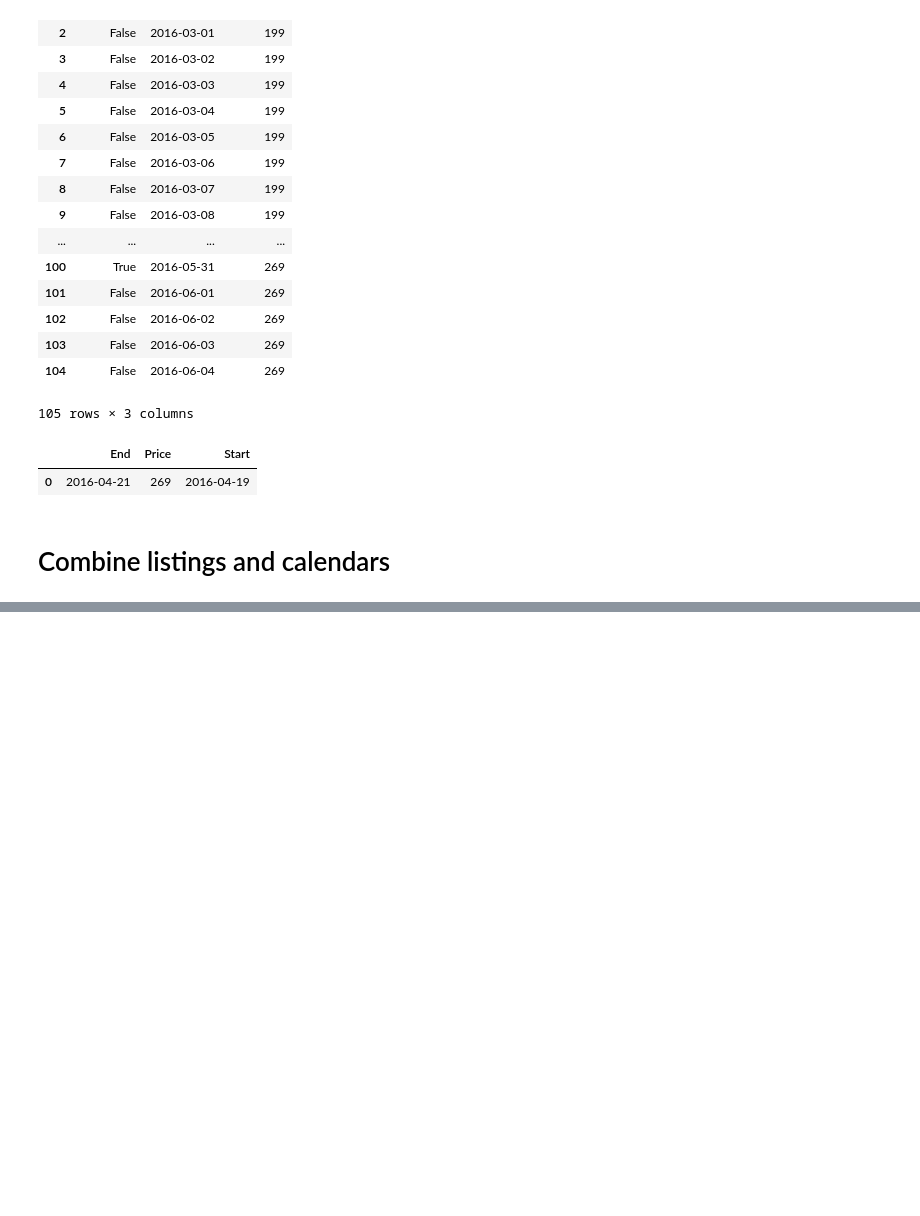
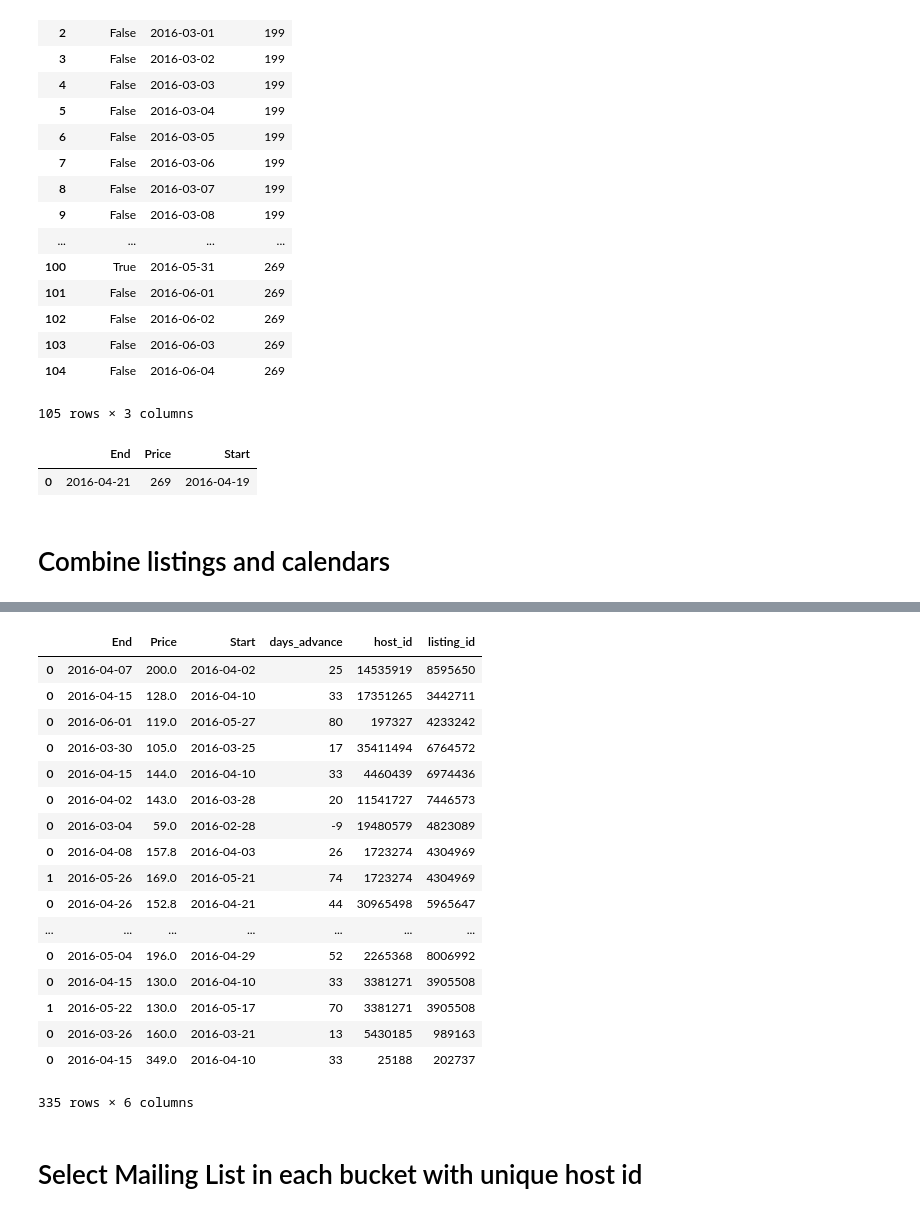
Before and after one commit to Elena-Zhao/AirbnbNegotiate, a Jupyter notebook: notebook.ipynb, the cells around one changed output, grey strips where cells are left out. Cells and saved outputs as stored; diff of their text form; code cells hidden in the pictures; blank space fills up the shorter version.

Commit message:
listings selection for messageing

```diff
--- a/notebook.ipynb
+++ b/notebook.ipynb
@@ -121,7 +119,7 @@ def listings_price_var(calendars):
         listings_var[i] = np.var(parse_calendar(calendars[i])['price_USD'])
     return listings_var
 # %%
-calendars = pd.read_json('/Users/Elena/Desktop/AirBnb/AirbnbScrape/calendars/1456693184.99.json')
+calendars = pd.read_json('calendars/1456693184.99.json')
 ids_with_cal = calendars.keys()
 # %% [markdown]
 # Parse Calendars from json
@@ -221,0 +285,30 @@ listings.to_json('listings.json')
+# %%
+def find_orphans_2(length, listing_id, parsed_calendars = parsed_calendars, listings = listings):
+    cal  = parsed_calendars[listing_id]
+    orphan_start = []
+    orphan_end = []
+    orphan_price = []
+
+    index = 0
+    while index < len(cal['availability']) - length:
+        count = 0
+        start = index
+        while cal['availability'][index] == True and count < length:
+            count += 1
+            if count >= length and cal['availability'][index + 1] == False:
+                orphan_start.append(cal['date'][start])
+                orphan_end.append(cal['date'][index])
+                if length == 1:
+                    orphan_price.append(cal['price_USD'][start])
+                else:
+                    orphan_price.append(np.mean(cal['price_USD'][start: index]))
+                break
+            index += 1
+        index += 1
+    if len(orphan_start) > 0:
+        host_id = listings['host_id'][listings['id'] == listing_id].tolist() * len(orphan_start)
+        days_advance = [days_in_advance(date) for date in orphan_start]
+        return pd.DataFrame({'host_id' : host_id,'listing_id': listing_id, 'Start': orphan_start,
+                             'End': orphan_end, 'Price': orphan_price, 'days_advance': days_advance})
+    else:
+        return []
@@ -221,0 +328,9 @@ listings.to_json('listings.json')
+# %%
+for i in range(4,7):
+    orphan_list = []
+    for id in parsed_calendars.keys():
+        orphan = find_orphans_2(i, id)
+        if len(orphan) > 0:
+            orphan_list.append(orphan)
+
+    orphan_more = pd.concat(orphan_list)
@@ -221,0 +343,21 @@ listings.to_json('listings.json')
+# %%
+orphan_more
+# %% [output]
+|  | End | Price | Start | days_advance | host_id | listing_id |
+| 0 | 2016-04-07 | 200.0 | 2016-04-02 | 25 | 14535919 | 8595650 |
+| 0 | 2016-04-15 | 128.0 | 2016-04-10 | 33 | 17351265 | 3442711 |
+| 0 | 2016-06-01 | 119.0 | 2016-05-27 | 80 | 197327 | 4233242 |
+| 0 | 2016-03-30 | 105.0 | 2016-03-25 | 17 | 35411494 | 6764572 |
+| 0 | 2016-04-15 | 144.0 | 2016-04-10 | 33 | 4460439 | 6974436 |
+| 0 | 2016-04-02 | 143.0 | 2016-03-28 | 20 | 11541727 | 7446573 |
+| 0 | 2016-03-04 | 59.0 | 2016-02-28 | -9 | 19480579 | 4823089 |
+| 0 | 2016-04-08 | 157.8 | 2016-04-03 | 26 | 1723274 | 4304969 |
+| 1 | 2016-05-26 | 169.0 | 2016-05-21 | 74 | 1723274 | 4304969 |
+| 0 | 2016-04-26 | 152.8 | 2016-04-21 | 44 | 30965498 | 5965647 |
+| ... | ... | ... | ... | ... | ... | ... |
+| 0 | 2016-05-04 | 196.0 | 2016-04-29 | 52 | 2265368 | 8006992 |
+| 0 | 2016-04-15 | 130.0 | 2016-04-10 | 33 | 3381271 | 3905508 |
+| 1 | 2016-05-22 | 130.0 | 2016-05-17 | 70 | 3381271 | 3905508 |
+| 0 | 2016-03-26 | 160.0 | 2016-03-21 | 13 | 5430185 | 989163 |
+| 0 | 2016-04-15 | 349.0 | 2016-04-10 | 33 | 25188 | 202737 |
+335 rows × 6 columns
@@ -221,0 +380,2 @@ listings.to_json('listings.json')
+# %% [markdown]
+# Select Mailing List in each bucket with unique host id
```
Also changed, not shown: parts of 16 cells of this notebook, 2 other files.
